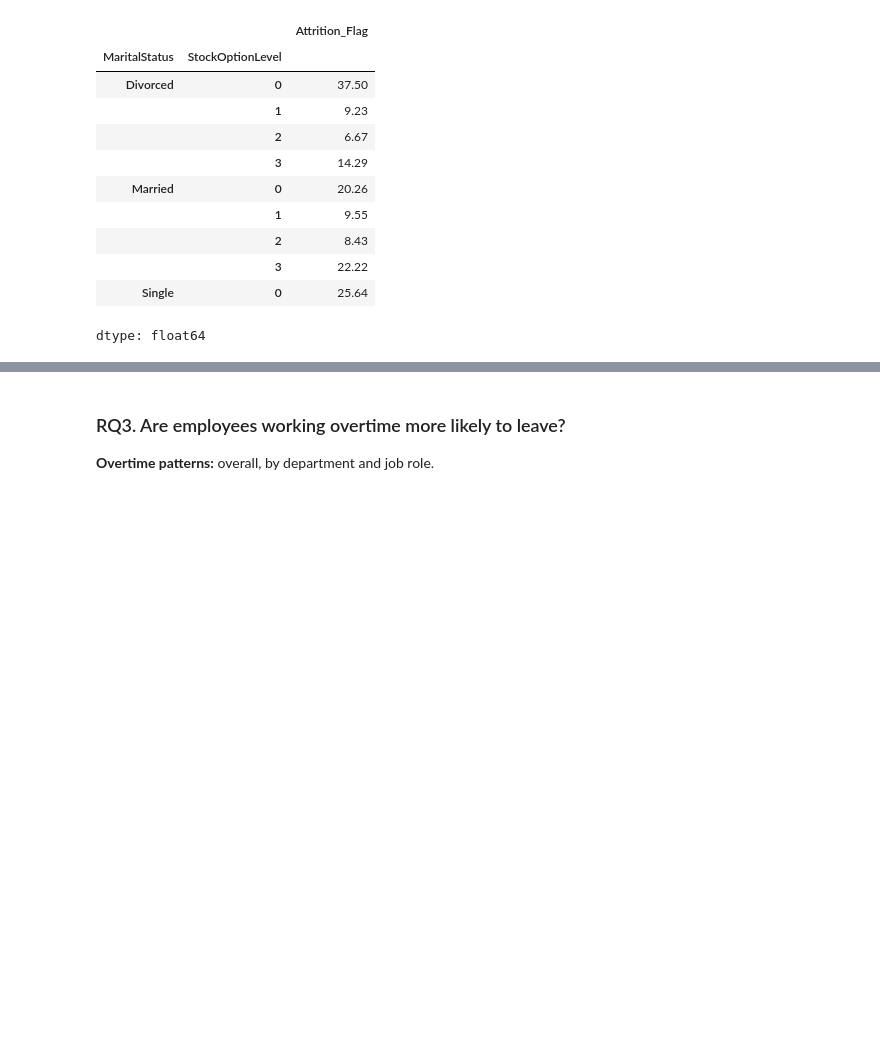
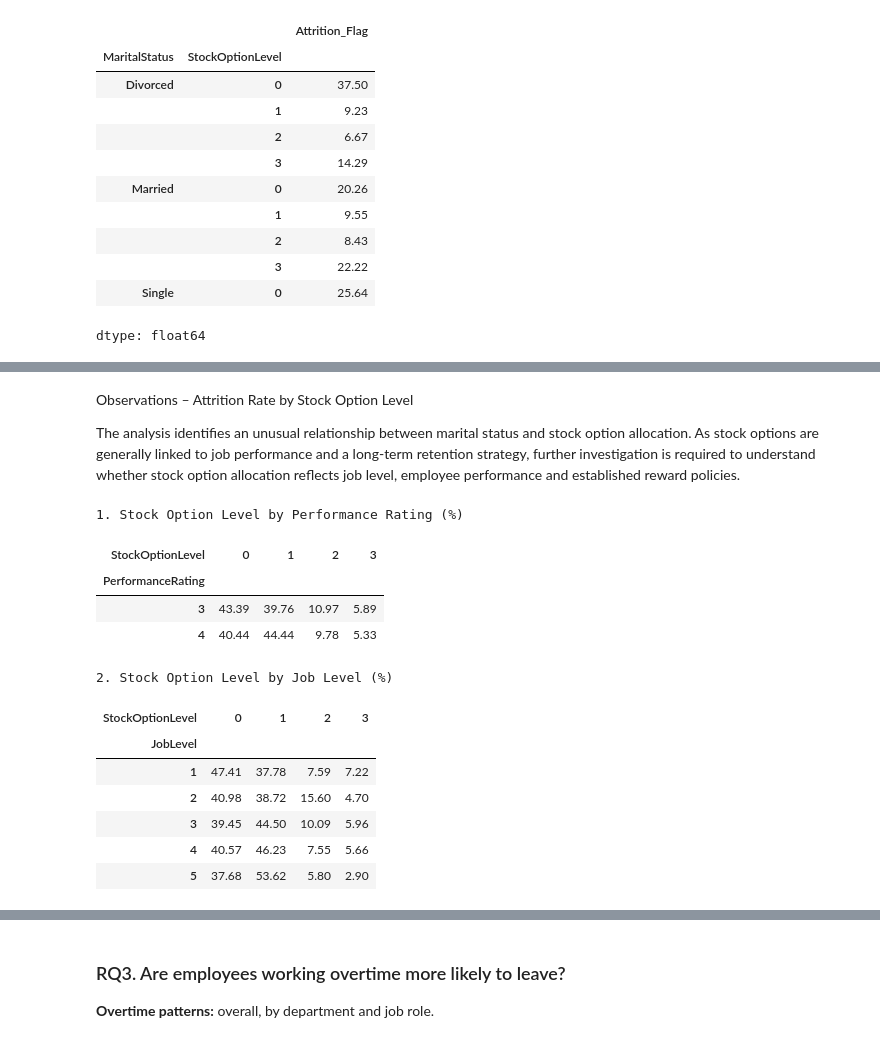
Before and after one commit to Jamieho1602/IBM-HR-Analytics-Overview, a Jupyter notebook: IBM_HR_Analytics.ipynb, the cells around one changed output, grey strips where cells are left out. Saved outputs shown, nothing was run; the diff lists cells and outputs as text; code cells hidden in the pictures; blank space fills up the shorter version.

```diff
--- a/IBM_HR_Analytics.ipynb
+++ b/IBM_HR_Analytics.ipynb
@@ -1010,0 +1029,38 @@ dtype: float64
+# %% [markdown]
+Observations – Attrition Rate by Stock Option Level
+
+The analysis identifies an unusual relationship between marital status and stock option allocation. As stock options are generally linked to job performance and a long-term retention strategy, further investigation is required to understand whether stock option allocation reflects job level, employee performance and established reward policies.
+# %%
+# Analyse Stock Option Level by Performance Rating and Job Level
+
+print("1. Stock Option Level by Performance Rating (%)")
+display(
+    pd.crosstab(
+        hr_data['PerformanceRating'],
+        hr_data['StockOptionLevel'],
+        normalize='index'
+    ).mul(100).round(2)
+)
+
+print("2. Stock Option Level by Job Level (%)")
+display(
+    pd.crosstab(
+        hr_data['JobLevel'],
+        hr_data['StockOptionLevel'],
+        normalize='index'
+    ).mul(100).round(2)
+)
+# %% [output]
+1. Stock Option Level by Performance Rating (%)
+| StockOptionLevel | 0 | 1 | 2 | 3 |
+| PerformanceRating |  |  |  |  |
+| 3 | 43.39 | 39.76 | 10.97 | 5.89 |
+| 4 | 40.44 | 44.44 | 9.78 | 5.33 |
+2. Stock Option Level by Job Level (%)
+| StockOptionLevel | 0 | 1 | 2 | 3 |
+| JobLevel |  |  |  |  |
+| 1 | 47.41 | 37.78 | 7.59 | 7.22 |
+| 2 | 40.98 | 38.72 | 15.60 | 4.70 |
+| 3 | 39.45 | 44.50 | 10.09 | 5.96 |
+| 4 | 40.57 | 46.23 | 7.55 | 5.66 |
+| 5 | 37.68 | 53.62 | 5.80 | 2.90 |
```
Also changed, not shown: parts of 47 cells of this notebook.
